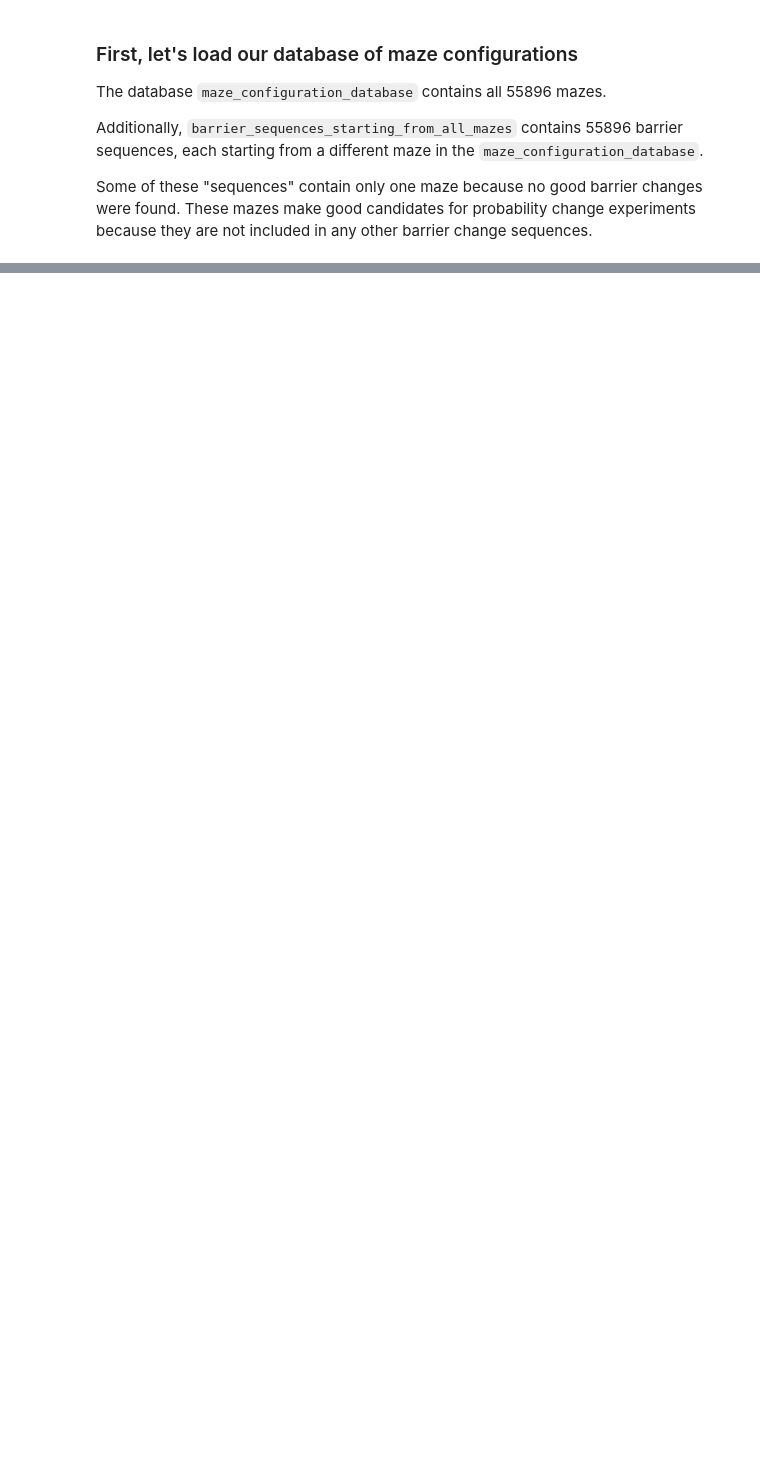
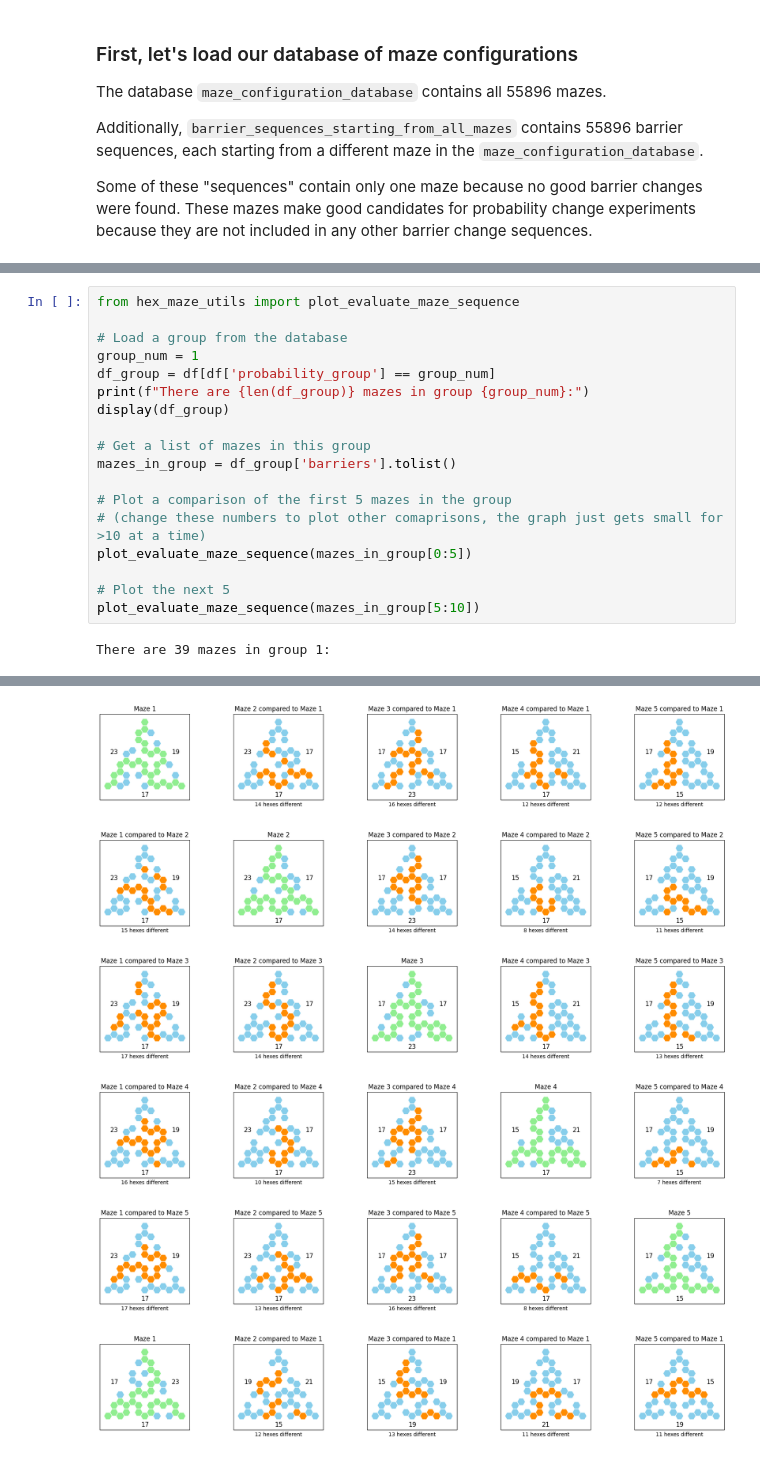
Before and after one commit to calderast/Hex-maze, a Jupyter notebook: Tutorials/Generate_Probability_Change_Database.ipynb, the cells around one changed output, grey strips where cells are left out. Cells and saved outputs as stored; diff of their text form; blank space fills up the shorter version.

```diff
--- a/Tutorials/Generate_Probability_Change_Database.ipynb
+++ b/Tutorials/Generate_Probability_Change_Database.ipynb
@@ -136,0 +234,20 @@ We have 38208 maze configurations to choose from!
+# %%
+from hex_maze_utils import plot_evaluate_maze_sequence
+
+# Load a group from the database
+group_num = 1
+df_group = df[df['probability_group'] == group_num]
+print(f"There are {len(df_group)} mazes in group {group_num}:")
+display(df_group)
+
+# Get a list of mazes in this group
+mazes_in_group = df_group['barriers'].tolist()
+
+# Plot a comparison of the first 5 mazes in the group
+# (change these numbers to plot other comaprisons, the graph just gets small for >10 at a time)
+plot_evaluate_maze_sequence(mazes_in_group[0:5])
+
+# Plot the next 5
+plot_evaluate_maze_sequence(mazes_in_group[5:10])
+# %% [output]
+There are 39 mazes in group 1:
@@ -136,0 +271,6 @@ We have 38208 maze configurations to choose from!
+[figure, added]
+[figure, added]
+[figure, added]
+[figure, added]
+[figure, added]
+[figure, added]
```
Also changed, not shown: parts of 17 cells of this notebook, 14 other files.
